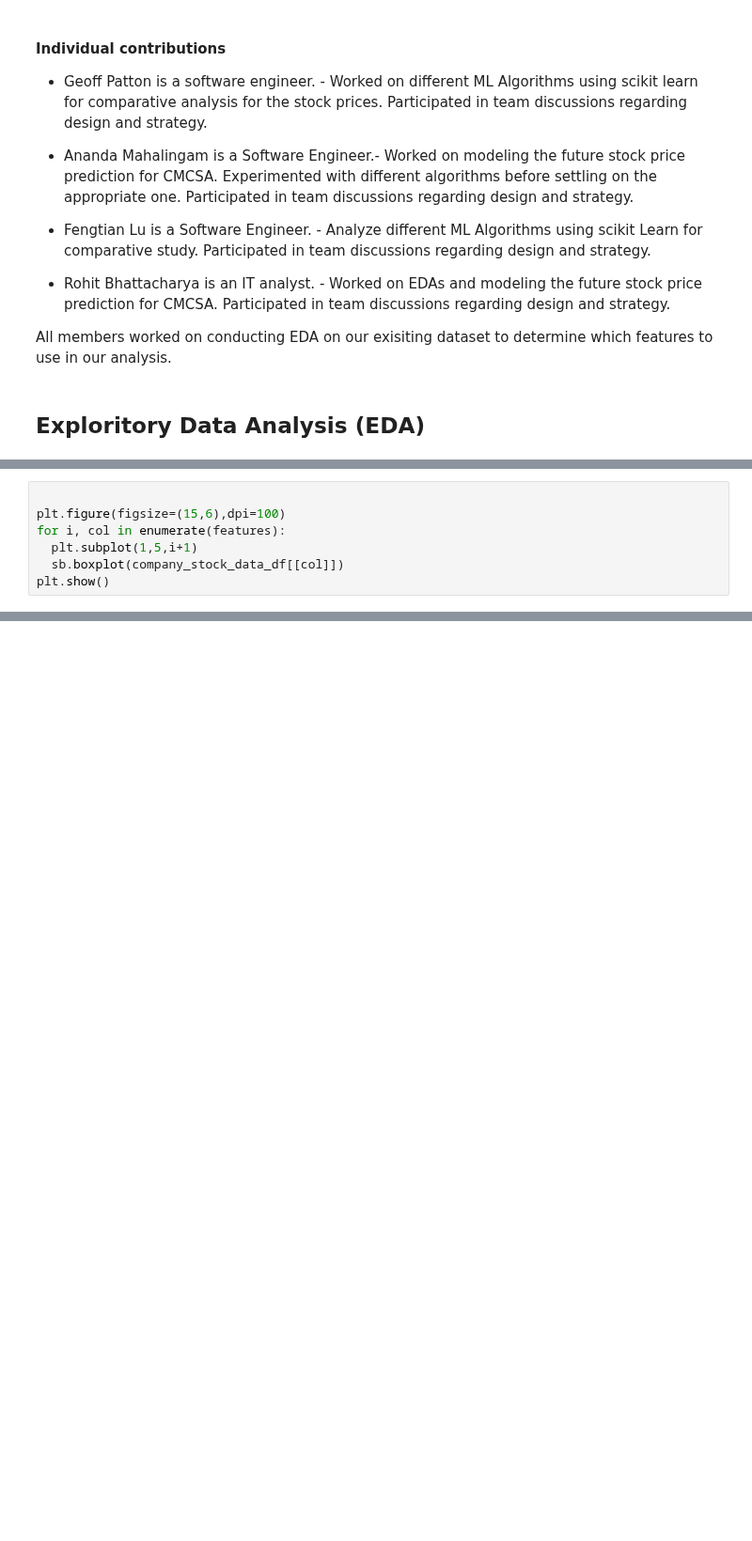
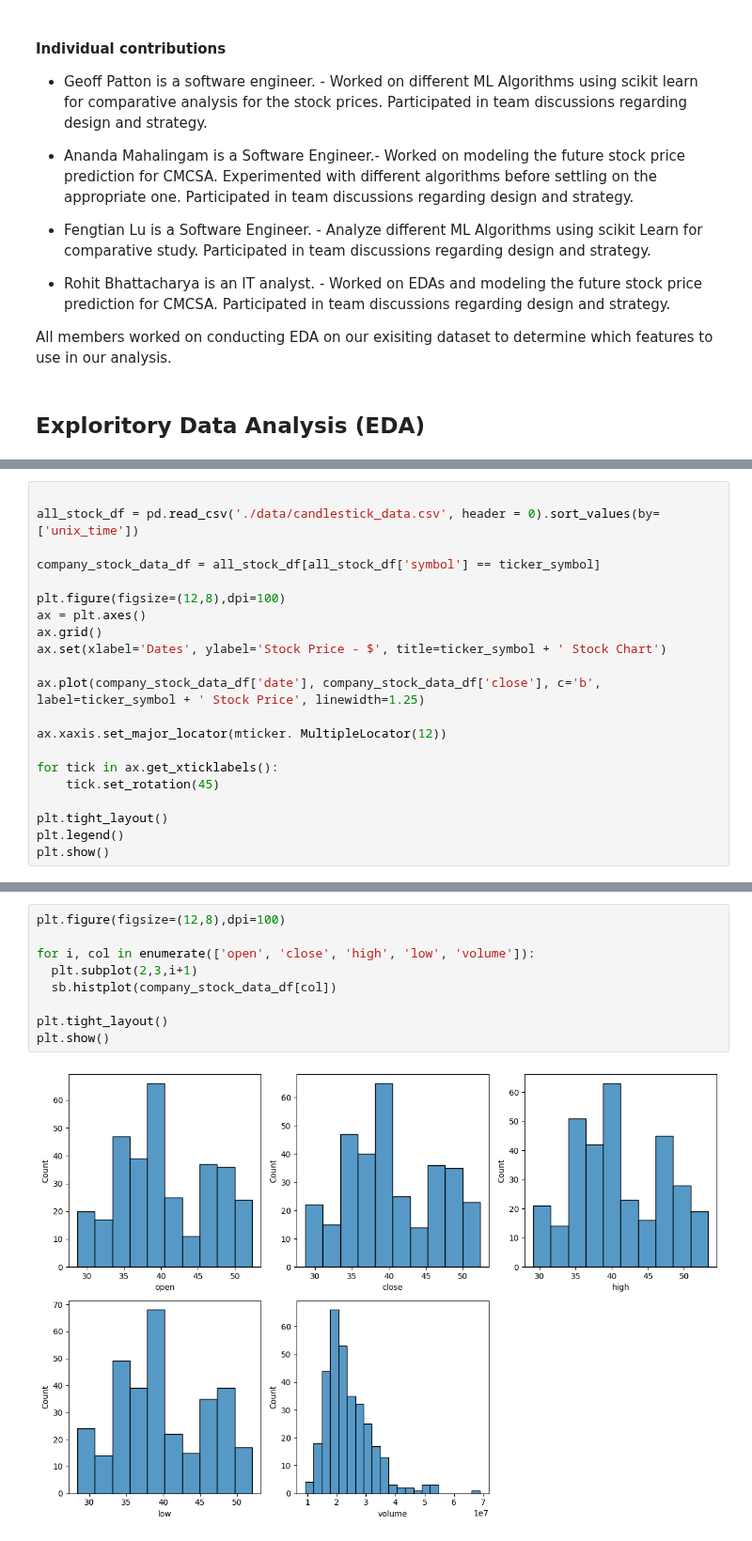
Before and after one commit to geoffpatton/dsci-521-project, a Jupyter notebook: final_project_impl.ipynb, the cells around one changed output, grey strips where cells are left out. Shown at 94% size. Cells and saved outputs as stored; diff of their text form; blank space fills up the shorter version.

```diff
--- a/final_project_impl.ipynb
+++ b/final_project_impl.ipynb
@@ -168,7 +81,0 @@ plt.show()
-# %%
-
-plt.figure(figsize=(15,6),dpi=100)
-for i, col in enumerate(features):
-  plt.subplot(1,5,i+1)
-  sb.boxplot(company_stock_data_df[[col]])
-plt.show()
@@ -467,0 +94,21 @@ Mean Squared Error             0.06558121376471084
+# %%
+
+all_stock_df = pd.read_csv('./data/candlestick_data.csv', header = 0).sort_values(by=['unix_time'])
+
+company_stock_data_df = all_stock_df[all_stock_df['symbol'] == ticker_symbol]
+
+plt.figure(figsize=(12,8),dpi=100)
+ax = plt.axes()
+ax.grid()
+ax.set(xlabel='Dates', ylabel='Stock Price - $', title=ticker_symbol + ' Stock Chart')
+
+ax.plot(company_stock_data_df['date'], company_stock_data_df['close'], c='b', label=ticker_symbol + ' Stock Price', linewidth=1.25)
+
+ax.xaxis.set_major_locator(mticker. MultipleLocator(12))
+
+for tick in ax.get_xticklabels():
+    tick.set_rotation(45)
+
+plt.tight_layout()
+plt.legend()
+plt.show()
@@ -467,0 +145,11 @@ Mean Squared Error             0.06558121376471084
+# %%
+plt.figure(figsize=(12,8),dpi=100)
+
+for i, col in enumerate(['open', 'close', 'high', 'low', 'volume']):
+  plt.subplot(2,3,i+1)
+  sb.histplot(company_stock_data_df[col])
+
+plt.tight_layout()
+plt.show()
+# %% [output]
+[figure, added]
```
Also changed, not shown: parts of 38 cells of this notebook.
